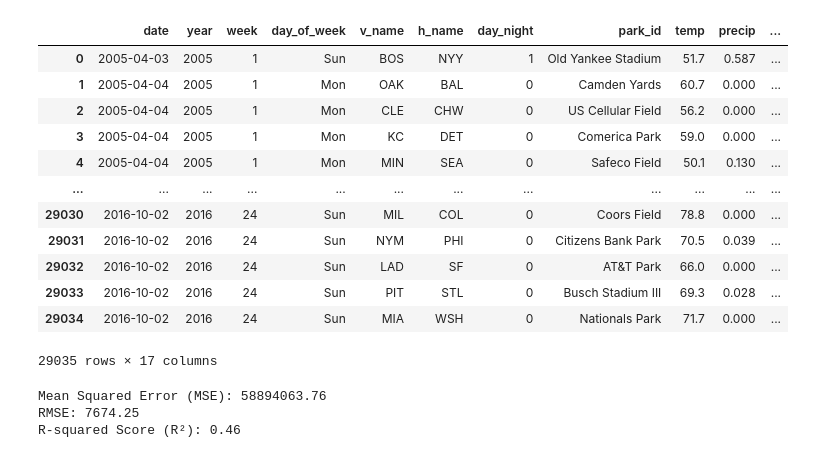
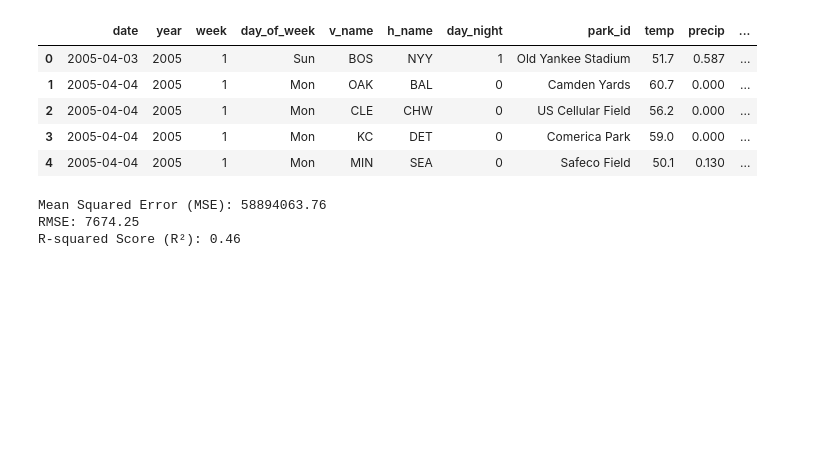
Before and after one commit to tmarchok1/DS440_project, a Jupyter notebook: model_code_travis.ipynb, the cells around one changed output. Cells and saved outputs as stored; diff of their text form; code cells hidden in the pictures; blank space fills up the shorter version.

```diff
--- a/model_code_travis.ipynb
+++ b/model_code_travis.ipynb
@@ -13,21 +13,14 @@ from sklearn.linear_model import LassoCV
 from sklearn.model_selection import cross_val_score, KFold
 # %%
 glogs_final = pd.read_csv('https://raw.githubusercontent.com/tmarchok1/DS440_project/refs/heads/main/glogs_final.csv')
-glogs_final
+glogs_final.head()
 # %% [output]
 |  | date | year | week | day_of_week | v_name | h_name | day_night | park_id | temp | precip | ... |
 | 0 | 2005-04-03 | 2005 | 1 | Sun | BOS | NYY | 1 | Old Yankee Stadium | 51.7 | 0.587 | ... |
 | 1 | 2005-04-04 | 2005 | 1 | Mon | OAK | BAL | 0 | Camden Yards | 60.7 | 0.000 | ... |
 | 2 | 2005-04-04 | 2005 | 1 | Mon | CLE | CHW | 0 | US Cellular Field | 56.2 | 0.000 | ... |
 | 3 | 2005-04-04 | 2005 | 1 | Mon | KC | DET | 0 | Comerica Park | 59.0 | 0.000 | ... |
 | 4 | 2005-04-04 | 2005 | 1 | Mon | MIN | SEA | 0 | Safeco Field | 50.1 | 0.130 | ... |
-| ... | ... | ... | ... | ... | ... | ... | ... | ... | ... | ... | ... |
-| 29030 | 2016-10-02 | 2016 | 24 | Sun | MIL | COL | 0 | Coors Field | 78.8 | 0.000 | ... |
-| 29031 | 2016-10-02 | 2016 | 24 | Sun | NYM | PHI | 0 | Citizens Bank Park | 70.5 | 0.039 | ... |
-| 29032 | 2016-10-02 | 2016 | 24 | Sun | LAD | SF | 0 | AT&T Park | 66.0 | 0.000 | ... |
-| 29033 | 2016-10-02 | 2016 | 24 | Sun | PIT | STL | 0 | Busch Stadium III | 69.3 | 0.028 | ... |
-| 29034 | 2016-10-02 | 2016 | 24 | Sun | MIA | WSH | 0 | Nationals Park | 71.7 | 0.000 | ... |
-29035 rows × 17 columns
 # %%
 # Create dummy model using only h_name variable
 homedf = glogs_final.groupby('h_name')['attendance'].mean().sort_values().to_frame()
```
Also changed, not shown: parts of 2 cells of this notebook, 2 other files.
